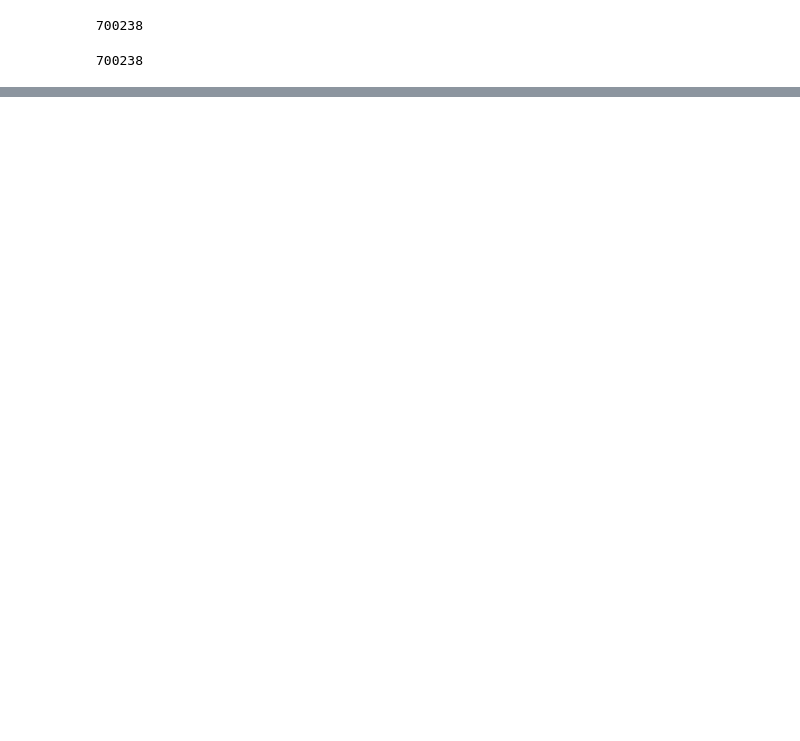
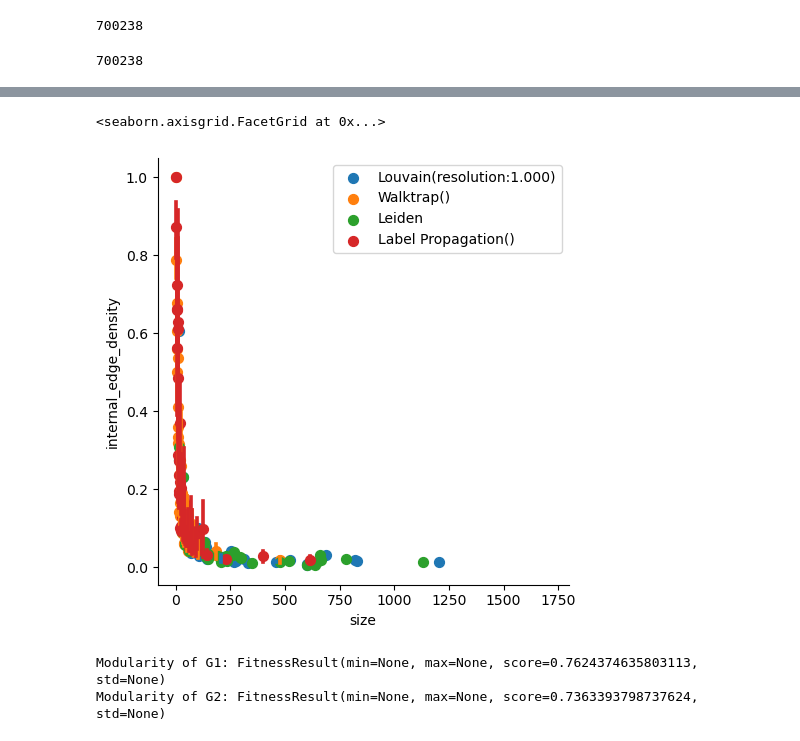
Before and after one commit to SanchoSamba/INA_Project, a Jupyter notebook: Project_modif_730.ipynb, the cells around one changed output, grey strips where cells are left out. Saved outputs shown, nothing was run; the diff lists cells and outputs as text; code cells hidden in the pictures; blank space fills up the shorter version.

```diff
--- a/Project_modif_730.ipynb
+++ b/Project_modif_730.ipynb
@@ -561,0 +587,4 @@ plt.savefig('community_graph_570.pdf')
+# %%
+
+G2 = nx.read_pajek(f"Networks/570.net")
+G2 = nx.Graph(G)
@@ -561,0 +598,6 @@ plt.savefig('community_graph_570.pdf')
+# %%
+g2coms = algorithms.louvain(G2)
+g2coms2 = algorithms.walktrap(G2)
+g2coms3 = algorithms.leiden(G2)
+g2coms4 = algorithms.label_propagation(G2)
+g2flpcoms = nx.community.fast_label_propagation_communities(G2)
@@ -561,0 +615,6 @@ plt.savefig('community_graph_570.pdf')
+# %%
+# plot the communities sizes distribution for each algorithm
+viz.plot_com_properties_relation([g2coms, g2coms2, g2coms3, g2coms4], evaluation.size,evaluation.internal_edge_density)
+# %% [output]
+<seaborn.axisgrid.FacetGrid at 0x...>
+[figure, added]
@@ -561,0 +627,6 @@ plt.savefig('community_graph_570.pdf')
+# %%
+print(f"Modularity of G1: {mod}")
+print(f"Modularity of G2: {g2mod}")
+# %% [output]
+Modularity of G1: FitnessResult(min=None, max=None, score=0.7624374635803113, std=None)
+Modularity of G2: FitnessResult(min=None, max=None, score=0.7363393798737624, std=None)
```
Also changed, not shown: parts of 29 cells of this notebook, 3 other files.
